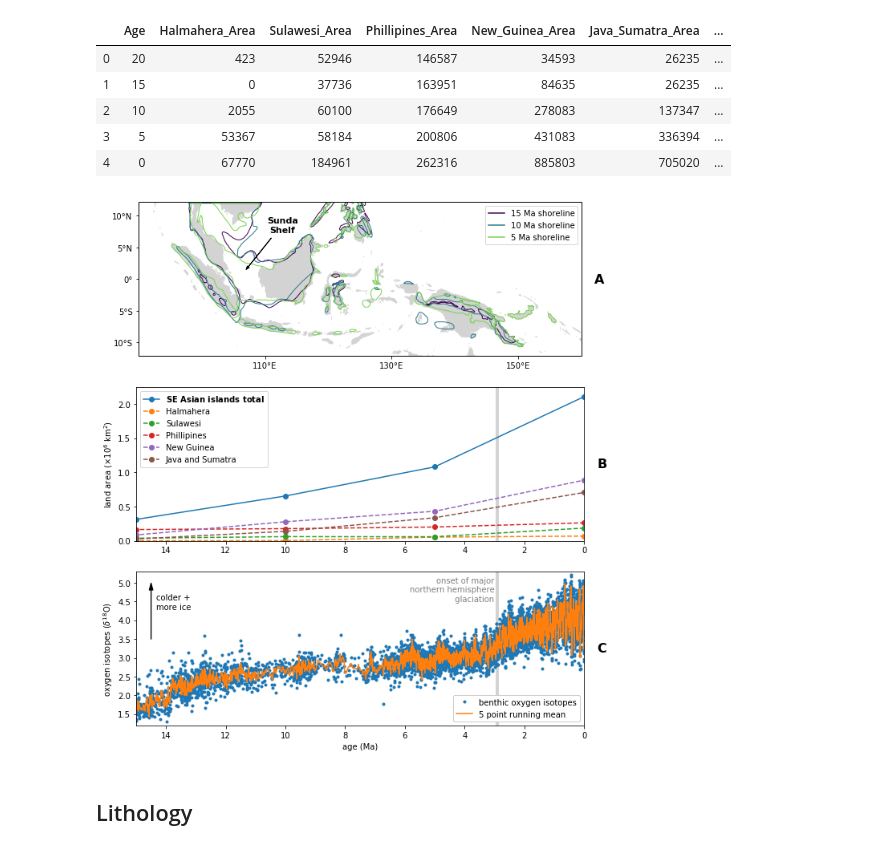
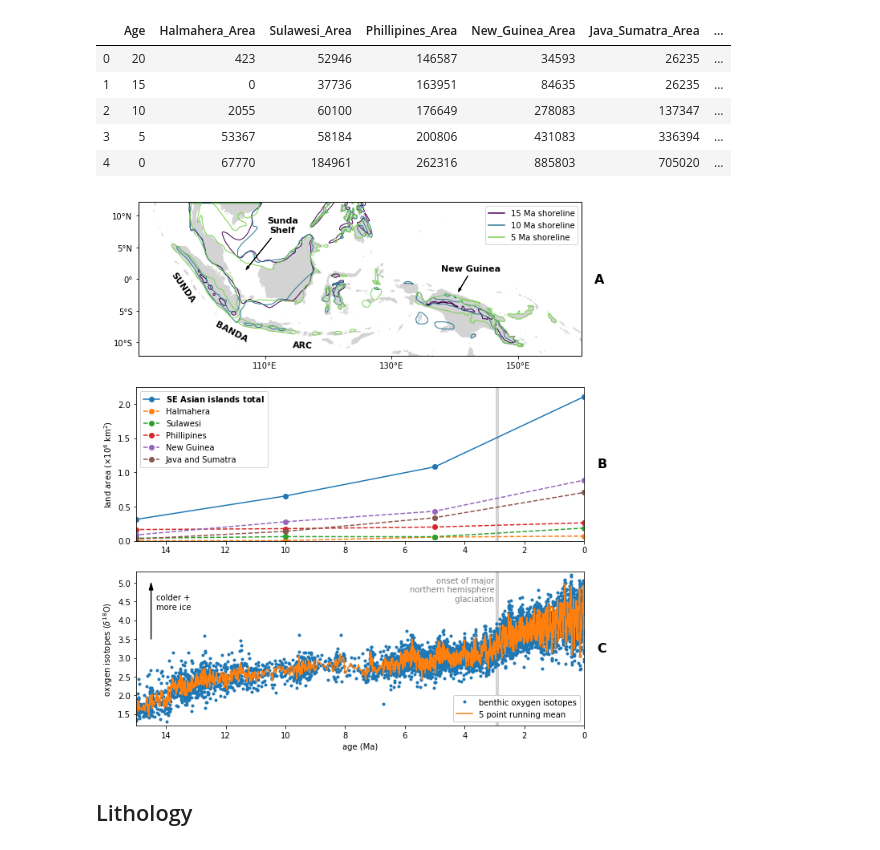
Before and after one commit to Swanson-Hysell-Group/GEOCLIM_Modern, a Jupyter notebook: Code/Notebooks/figures.ipynb, the cells around one changed output. Saved outputs shown, nothing was run; the diff lists cells and outputs as text; code cells hidden in the pictures.

Commit message:
add labels to shoreline figure

```diff
--- a/Code/Notebooks/figures.ipynb
+++ b/Code/Notebooks/figures.ipynb
@@ -263,10 +263,17 @@ ax0.arrow(111,6.5,-4,-5,
 ax0.text(0.325, 0.85, 'Sunda\nShelf', fontsize=11, fontweight='bold',
          horizontalalignment='center', verticalalignment='center', transform=ax0.transAxes)
 
-#ax0.arrow(142,0.5,-1.5,-2.5,
-#          shape='full', width=0.01, head_width=0.4, fc='k', length_includes_head=True)
-#ax0.text(0.75, 0.57, 'New Guinea', fontsize=11, fontweight='bold',
-#         horizontalalignment='center', verticalalignment='center', transform=ax0.transAxes)
+ax0.arrow(142,0.5,-1.5,-2.5,
+          shape='full', width=0.01, head_width=0.4, fc='k', length_includes_head=True)
+ax0.text(0.75, 0.57, 'New Guinea', fontsize=11, fontweight='bold',
+         horizontalalignment='center', verticalalignment='center', transform=ax0.transAxes)
+
+ax0.text(0.10, 0.45, 'SUNDA', rotation=-55, fontsize=11, fontweight='bold',
+         horizontalalignment='center', verticalalignment='center', transform=ax0.transAxes)
+ax0.text(0.21, 0.16, 'BANDA', rotation=-28, fontsize=11, fontweight='bold',
+         horizontalalignment='center', verticalalignment='center', transform=ax0.transAxes)
+ax0.text(0.37, 0.07, 'ARC', rotation=-2, fontsize=11, fontweight='bold',
+         horizontalalignment='center', verticalalignment='center', transform=ax0.transAxes)
 
 ## ISOTOPES ##
 
@@ -289,35 +296,36 @@ ax1.arrow(14.5,3.5,0,1.5,
 ax1.text(0.045, 0.8, 'colder +\nmore ice',
          horizontalalignment='left', verticalalignment='center', transform=ax1.transAxes)
 
 ## AREA ##
+
 ax2 = plt.subplot(3,1,2)
 plt.plot(shoreline_data.Age,shoreline_data.Sum_no_Sunda/1e6,'o-',label=r'$\bf{SE\ Asian\ islands\ total}$')
 plt.plot(shoreline_data.Age,shoreline_data.Halmahera_Area/1e6,'o--',label='Halmahera')
 plt.plot(shoreline_data.Age,shoreline_data.Sulawesi_Area/1e6,'o--',label='Sulawesi')
 plt.plot(shoreline_data.Age,shoreline_data.Phillipines_Area/1e6,'o--',label='Phillipines')
 plt.plot(shoreline_data.Age,shoreline_data.New_Guinea_Area/1e6,'o--',label='New Guinea')
 plt.plot(shoreline_data.Age,shoreline_data.Java_Sumatra_Area/1e6,'o--',label='Java and Sumatra')
 rect = patches.Rectangle((2.85,0),.12,3000000/1e6,linewidth=1,edgecolor='none',facecolor='lightgrey')
 ax2.add_patch(rect)
 plt.ylabel('land area ($\\times$10$^{6}$ km$^2$)')
 plt.legend()
 plt.xlim(15,0)
 plt.ylim(0,2.25)
 ax2.set_yticks(np.arange(0,2.25,0.5))
 #ax2.get_xaxis().set_ticklabels([])
 
 ax0.text(1.04, 0.5, 'A', fontsize=16, fontweight='bold',
          horizontalalignment='center', verticalalignment='center', transform=ax0.transAxes)
 ax1.text(1.04, 0.5, 'C', fontsize=16, fontweight='bold',
          horizontalalignment='center', verticalalignment='center', transform=ax1.transAxes)
 ax2.text(1.04, 0.5, 'B', fontsize=16, fontweight='bold',
          horizontalalignment='center', verticalalignment='center', transform=ax2.transAxes)
 
 plt.tight_layout()
-plt.savefig('../../Manuscript/Figures/shoreline_growth.pdf',bbox_inches='tight')
+#plt.savefig('../../Manuscript/Figures/shoreline_growth.pdf',bbox_inches='tight')
 plt.show()
 # %% [output]
-[figure, old version]
+[figure, new version]
 # %% [markdown]
 ## Lithology
 # %%
```
Also changed, not shown: parts of 1 cell of this notebook, 2 other files.
